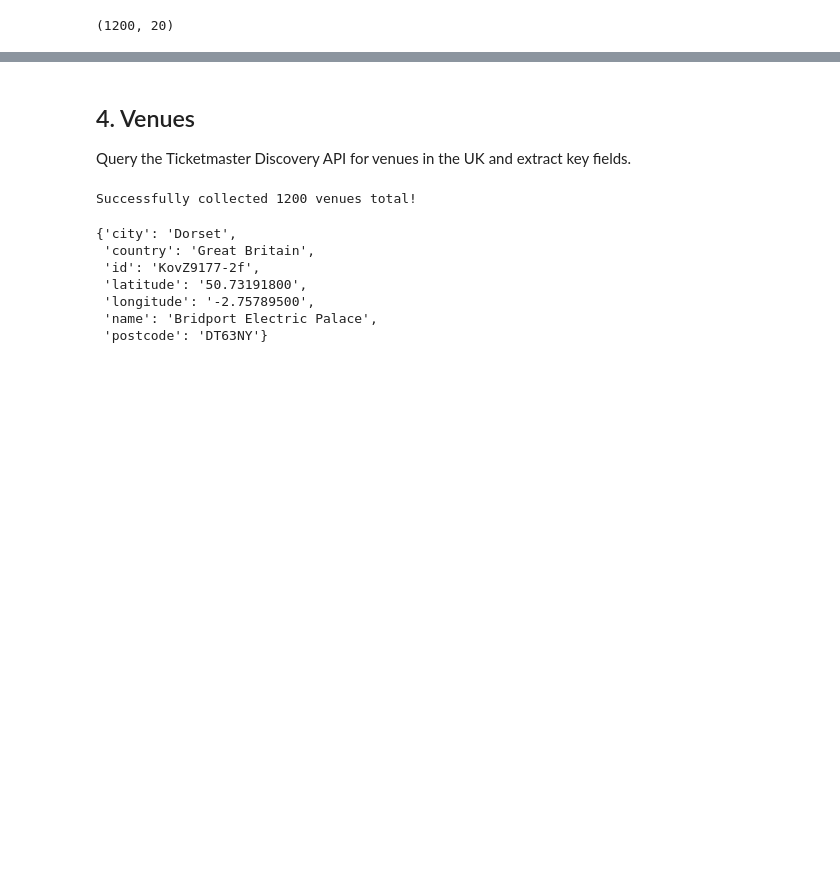
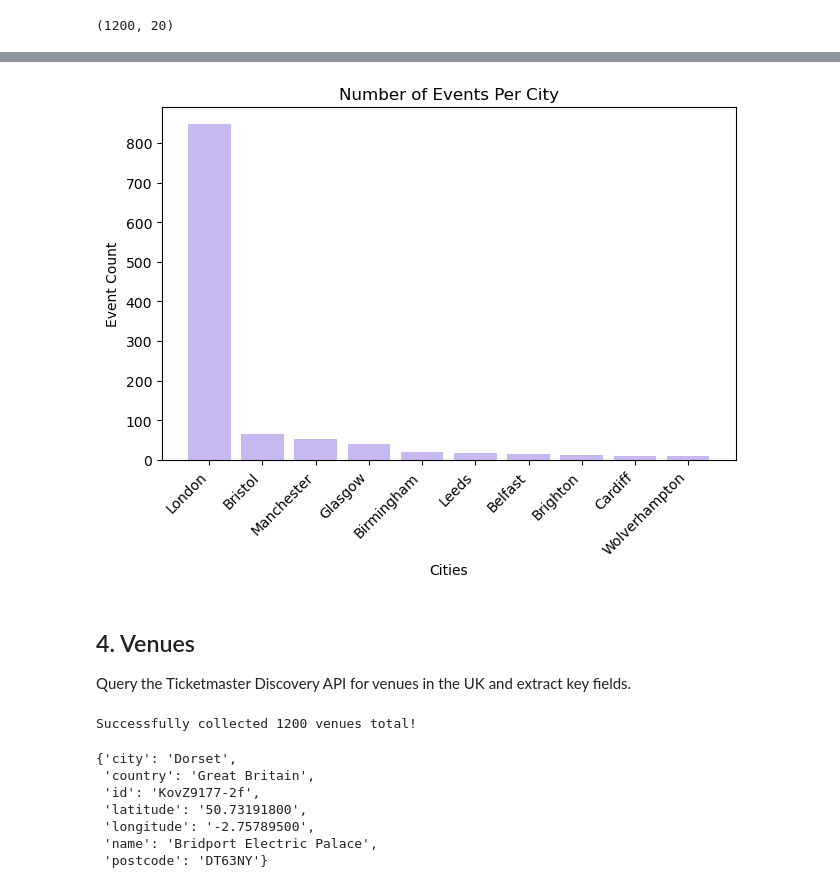
Before and after one commit to Monomil/EventIntelligence, a Jupyter notebook: ticketmaster.ipynb, the cells around one changed output, grey strips where cells are left out. Cells and saved outputs as stored; diff of their text form; code cells hidden in the pictures; blank space fills up the shorter version.

Commit message:
added group by table and supplementary plot

```diff
--- a/ticketmaster.ipynb
+++ b/ticketmaster.ipynb
@@ -128,0 +132,6 @@ df_events.shape
+# %%
+df_eda = df_events.copy()
+
+city_counts = df_eda.groupby("city")["event_id"].count().reset_index(name = "event_count")
+
+city_counts = city_counts.sort_values(by = "event_count", ascending = False).reset_index(drop = True)
@@ -129,3 +147,23 @@ df_events.shape
+# %%
+colour_palette = ["#1A3A8F", # Deep navy blue — the dominant structural colour
+               "#6B35C8", # Mid purple — the gradient midpoint
+               "#00B4C8", # Teal/cyan — the upward arrow highlight
+               "#0D1F5C", # Near-black navy — shadows and depth
+               "#C8B8F0", # Pale lavender — for backgrounds or subtle fills
+               "#F4F4F6"  # Off-white — clean background
+
+
+]
+# %%
+plt.bar(x = city_counts["city"].head(10), height = city_counts["event_count"].head(10), color = [colour_palette[4]])
+plt.xticks(rotation=45, ha="right")
+plt.tight_layout()
+plt.title("Number of Events Per City")
+plt.xlabel("Cities")
+plt.ylabel("Event Count")
+plt.show()
+# %% [output]
+[figure, added]
 # %% [markdown]
 ## 4. Venues
 Query the Ticketmaster Discovery API for venues in the UK and extract key fields.
```
Also changed, not shown: parts of 3 cells of this notebook.
